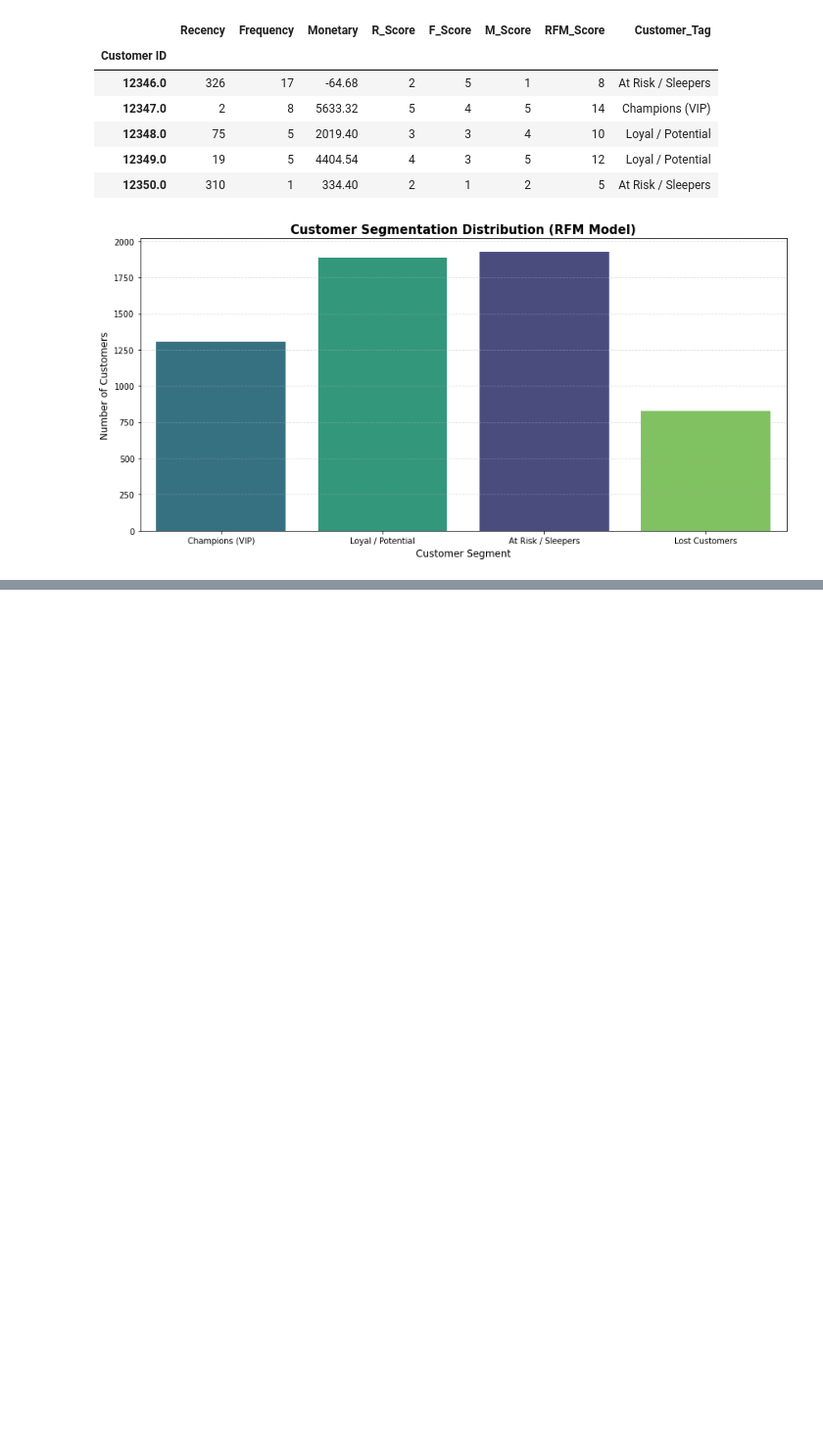
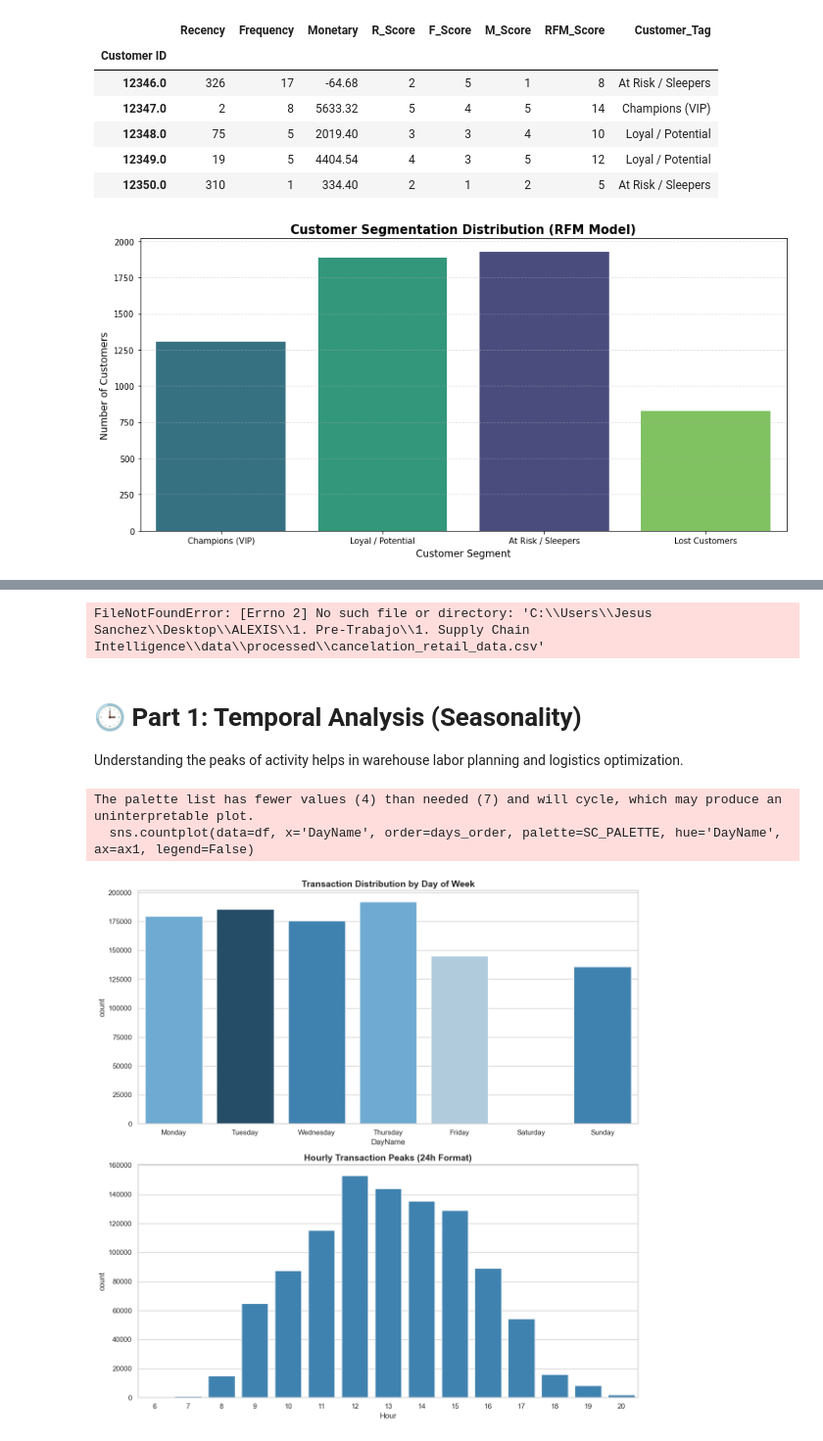
Before and after one commit to JesusSanchezM/1.-Supply-Chain-Intelligence, a Jupyter notebook: notebooks/02_eda_python.ipynb, the cells around one changed output, grey strips where cells are left out. Shown at 98% size. Cells and saved outputs as stored; diff of their text form; code cells hidden in the pictures; blank space fills up the shorter version.

```diff
--- a/notebooks/02_eda_python.ipynb
+++ b/notebooks/02_eda_python.ipynb
@@ -229,0 +235,59 @@ plt.show()
+# %%
+"""
+HARMONY SCRIPT: Portfolio Standard Configuration
+"""
+import pandas as pd
+import seaborn as sns
+import matplotlib.pyplot as plt
+import numpy as np
+import sys
+import os
+
+# 1. Project Navigation
+sys.path.append(os.path.abspath(os.path.join('..')))
+
+# 2. Visual Identity
+SC_PALETTE = ["#1B4F72", "#2E86C1", "#5DADE2", "#A9CCE3"]
+sns.set_theme(style="whitegrid", palette="muted")
+plt.rcParams['figure.dpi'] = 100
+
+# 3. Data Formatting
+pd.options.display.float_format = '{:,.2f}'.format
+
+# 4. Paths
+processed_path = r"C:\Users\Jesus Sanchez\Desktop\ALEXIS\1. Pre-Trabajo\1. Supply Chain Intelligence\data\processed\cleaned_retail_data.csv"
+canc_path = r"C:\Users\Jesus Sanchez\Desktop\ALEXIS\1. Pre-Trabajo\1. Supply Chain Intelligence\data\processed\cancelation_retail_data.csv"
+
+# Load Data
+df = pd.read_csv(processed_path, parse_dates=['InvoiceDate'])
+df_canc = pd.read_csv(canc_path, parse_dates=['InvoiceDate'])
+
+print(f"✅ Main Dataset Loaded: {len(df):,} records.")
+print(f"✅ Cancellations Loaded: {len(df_canc):,} records.")
+# %% [output]
+FileNotFoundError: [Errno 2] No such file or directory: 'C:\\Users\\Jesus Sanchez\\Desktop\\ALEXIS\\1. Pre-Trabajo\\1. Supply Chain Intelligence\\data\\processed\\cancelation_retail_data.csv'
+# %% [markdown]
+# 🕒 Part 1: Temporal Analysis (Seasonality)
+Understanding the peaks of activity helps in warehouse labor planning and logistics optimization.
+# %%
+# Feature Engineering: Time Components
+df['DayName'] = df['InvoiceDate'].dt.day_name()
+df['Hour'] = df['InvoiceDate'].dt.hour
+
+fig, (ax1, ax2) = plt.subplots(2, 1, figsize=(12, 12))
+
+# Chart 1: Daily Distribution
+days_order = ['Monday', 'Tuesday', 'Wednesday', 'Thursday', 'Friday', 'Saturday', 'Sunday']
+sns.countplot(data=df, x='DayName', order=days_order, palette=SC_PALETTE, hue='DayName', ax=ax1, legend=False)
+ax1.set_title('Transaction Distribution by Day of Week', fontsize=14, fontweight='bold')
+
+# Chart 2: Hourly Peaks
+sns.countplot(data=df, x='Hour', color="#2E86C1", ax=ax2)
+ax2.set_title('Hourly Transaction Peaks (24h Format)', fontsize=14, fontweight='bold')
+
+plt.tight_layout()
+plt.show()
+# %% [output]
+The palette list has fewer values (4) than needed (7) and will cycle, which may produce an uninterpretable plot.
+  sns.countplot(data=df, x='DayName', order=days_order, palette=SC_PALETTE, hue='DayName', ax=ax1, legend=False)
+[figure, added]
```
Also changed, not shown: parts of 8 cells of this notebook.
